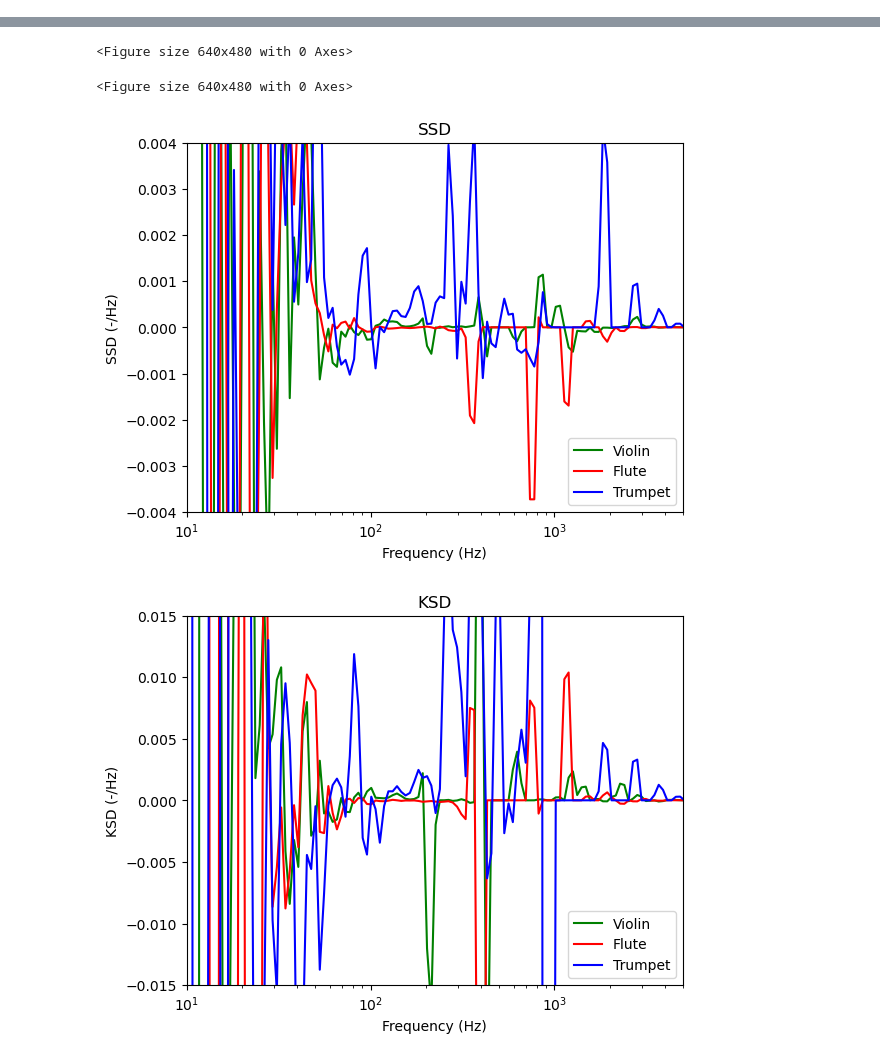
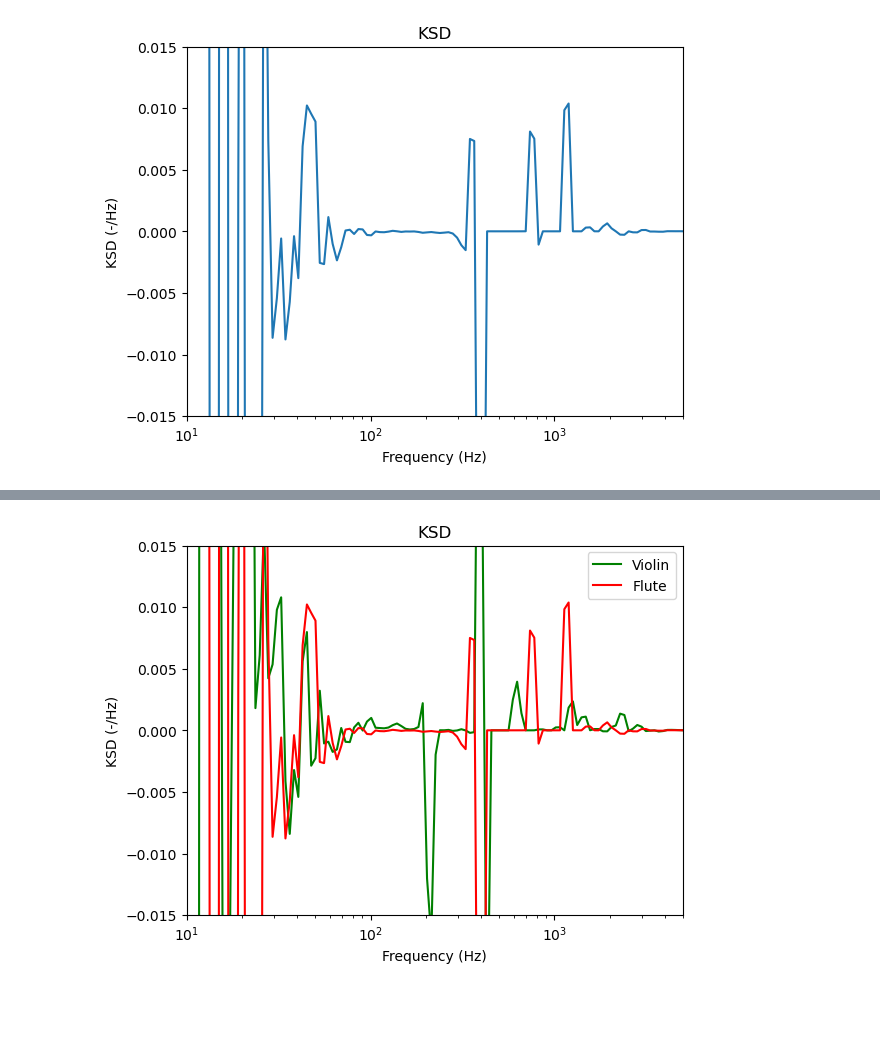
Before and after one commit to karthikkurella/Spectral-Densities-for-Dimensionality-Reduction, a Jupyter notebook: src/KSDloychik-python.ipynb, the cells around one changed output, grey strips where cells are left out. Cells and saved outputs as stored; diff of their text form; code cells hidden in the pictures; blank space fills up the shorter version.

```diff
--- a/src/KSDloychik-python.ipynb
+++ b/src/KSDloychik-python.ipynb
@@ -583,3 +557,15 @@ MAT file saved. Mission accomplished.
+# %%
+plt.figure(5)
+plt.semilogx(F, Kxx2, linewidth=1.5)
+plt.title('KSD')
+plt.xlabel('Frequency (Hz)')
+plt.ylabel('KSD (-/Hz)')
+plt.xlim([10, 5000])
+plt.ylim([-.015, .015])
+
+plt.show()
+# %% [output]
+[figure, added]
 # %%
 from scipy.signal import butter, filtfilt
 from scipy.signal import hann, welch
@@ -641,13 +627,13 @@ import scipy.io
 import numpy as np
 
 # Load MAT file
-data = scipy.io.loadmat("Audio-1.mat")
-print(data)
-GxxW = data['Gx']
-f = data['F']
+# data = scipy.io.loadmat("Audio-1.mat")
+# print(data)
+# GxxW = data['Gx']
+# f = data['F']
 
 # Figure 1
-plt.figure(1)
+# plt.figure(1)
 
 # plt.subplot(1, 2, 1)
 # plt.loglog(f, GxxW[:, 2], linewidth=1.5)
@@ -663,8 +649,8 @@ plt.figure(1)
 # plt.legend(['Gaussian Process', 'Lognormal Process'], loc='lower left')
 
 # Figure 2
-plt.figure(2)
-plt.clf()
+# plt.figure(2)
+# plt.clf()
 
 # plt.subplot(2, 2, (1, 2))
 # plt.semilogy(faaa, xaaa, linewidth=2, color=[.4, .4, .4])
@@ -703,24 +689,24 @@ plt.clf()
 # plt.xlim([10, 5000])
 
 # Figure 4
-plt.figure(4)
-plt.semilogx(F, Sxx1, linewidth=1.5,  color='green',label="Violin")
-plt.semilogx(F, Sxx2, linewidth=1.5, color='red',label = "Flute")
-plt.semilogx(F, Sxx3, linewidth=1.5, color='blue',label = "Trumpet")
+# plt.figure(4)
+# plt.semilogx(F, Sxx1, linewidth=1.5,  color='green',label="Violin")
+# plt.semilogx(F, Sxx2, linewidth=1.5, color='red',label = "Flute")
+# # plt.semilogx(F, Sxx3, linewidth=1.5, color='blue',label = "Trumpet")
 
-#plt.semilogx(F, Sxx3, linewidth=1.5, color='blue')
-plt.title('SSD')
-plt.xlabel('Frequency (Hz)')
-plt.ylabel('SSD (-/Hz)')
-plt.xlim([10, 5000])
-plt.ylim([-.004, .004])
-plt.legend(labels=["Violin", "Flute","Trumpet"])
+# # plt.semilogx(F, Sxx3, linewidth=1.5, color='blue')
+# plt.title('SSD')
+# plt.xlabel('Frequency (Hz)')
+# plt.ylabel('SSD (-/Hz)')
+# plt.xlim([10, 5000])
+# plt.ylim([-.004, .004])
+# plt.legend(labels=["Violin", "Flute","Trumpet"])
 
 # # Figure 5
 plt.figure(5)
 plt.semilogx(F, Kxx1, linewidth=1.5,color='green',label="Violin")
 plt.semilogx(F, Kxx2, linewidth=1.5,color='red',label="Flute")
-plt.semilogx(F, Kxx3, linewidth=1.5,color='blue',label="Trumpet")
+# plt.semilogx(F, Kxx3, linewidth=1.5,color='blue',label="Trumpet")
 
 plt.title('KSD')
 plt.xlabel('Frequency (Hz)')
@@ -751,7 +720,4 @@ plt.show()
-<Figure size 640x480 with 0 Axes>
-<Figure size 640x480 with 0 Axes>
-[figure, old version]
+[figure, new version]
-[figure, removed]
 # %%
 import numpy as np
 import tensorflow as tf
```
Also changed, not shown: parts of 16 cells of this notebook, 2 other files.
